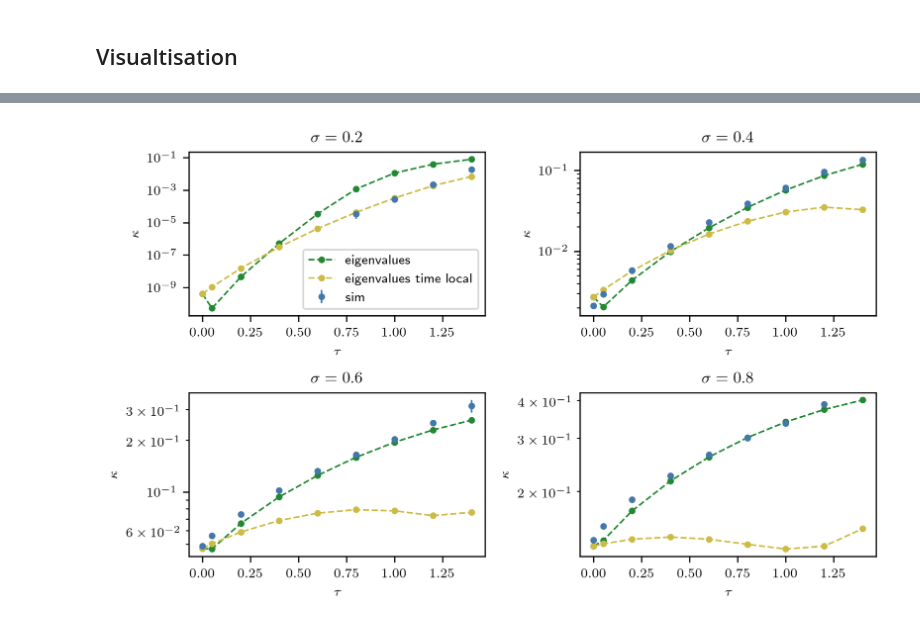
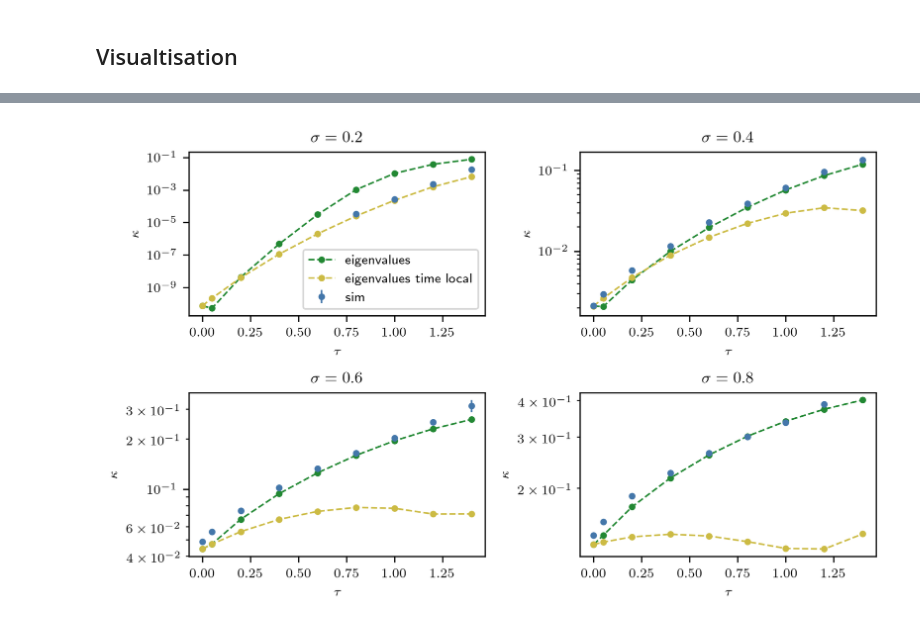
Before and after one commit to NilsToAn/overdampedDelayHarmonicOscillator, a Jupyter notebook: paper/cusp_rate.ipynb, the cells around one changed output, grey strips where cells are left out. Drawn from its saved outputs; the diff is of its cells as text; code cells hidden in the pictures.

Commit message:
fixed spatial discretisation for cusp

```diff
--- a/paper/cusp_rate.ipynb
+++ b/paper/cusp_rate.ipynb
@@ -200,7 +196,10 @@ def get_num_rate_sd(
             if absorbing:
                 num_sur = np.sum(hists, axis=1) / np.sum(hists[0])
             else:
-                num_sur = 2*(np.sum(hists[:, x_s < border], axis=1) / np.sum(hists, axis=1))-1
+                num_sur = (
+                    2 * (np.sum(hists[:, x_s < border], axis=1) / np.sum(hists, axis=1))
+                    - 1
+                )
 
             num_cond = (ts > rel_time) * (num_sur > 0.05)
             num_rates = -np.mean(np.diff(np.log(num_sur[num_cond])) / ldt)
@@ -239,7 +238,10 @@ def get_num_rate_tl(
             if absorbing:
                 num_sur = np.sum(hists, axis=1) / np.sum(hists[0])
             else:
-                num_sur = 2*(np.sum(hists[:, x_s < border], axis=1) / np.sum(hists, axis=1))-1
+                num_sur = (
+                    2 * (np.sum(hists[:, x_s < border], axis=1) / np.sum(hists, axis=1))
+                    - 1
+                )
 
             num_cond = (ts > rel_time) * (num_sur > 0.05)
             num_rates = -np.mean(np.diff(np.log(num_sur[num_cond])) / ldt)
@@ -277,7 +279,7 @@ def get_eig_rate_tl(s_s, ltaus, N_x, sbs, ntau):
     eig_rate = np.zeros((len(s_s), len(ltaus)), float)
 
     for j, s in enumerate(tqdm(s_s)):
-        D = s**2/2
+        D = s**2 / 2
         for i, ltau in enumerate(ltaus):
             ldt = ltau / ntau if ltau > 0 else ltaus[1] / ntau
 
@@ -289,7 +291,6 @@ def get_eig_rate_tl(s_s, ltaus, N_x, sbs, ntau):
             eval, evec = np.linalg.eig(prop)
             rate = -np.log(np.max(np.abs(np.real(eval)))) / ldt
 
-
             eig_rate[j, i] = rate
     return eig_rate
 # %%
@@ -299,15 +300,17 @@ both_num_rate_st = []
 both_num_rate_tl = []
 for absorbing in [False, True]:
     if absorbing:
-        N_x = int((border + sb) / dx)
+        N_x = int((border - dx / 2 + sb) / dx) + 1
         sbs = [-sb, border - dx / 2]
+        print(N_x, sbs)
 
-        N_x_tl = int((border + sb_tl) / dx_tl)
+        N_x_tl = int((border - dx_tl / 2 + sb_tl) / dx_tl) + 1
         sbs_tl = [-sb_tl, border - dx_tl / 2]
 
     else:
         N_x = int((2 * sb) / dx) + 1
         sbs = [-sb, sb]
+        print(N_x, sbs)
 
         N_x_tl = int((2 * sb_tl) / dx_tl) + 1
         sbs_tl = [-sb_tl, sb_tl]
@@ -543,23 +549,33 @@ plt.savefig(f"graphics/cusp_compare_rate_type.pdf")
 # %%
 # Eigen values
 fig, axs = plt.subplots(2, 2, figsize=(two_col, 2 * std_height))
 for j, ax in enumerate(axs.flatten()):
     i = 2 * j
     ax.set_title(f"$\sigma = {round(s_s[i], 2)}$")
-    ax.errorbar(ltaus, both_sim_rate[1][i, :, 0], both_sim_rate[1][i, :, 1], **sim_plt_set)
-    ax.plot(ltaus, eig_rate[i, :], marker = '.', ls="--", color=f"C2", label = "eigenvalues")
-    ax.plot(ltaus, eig_rate_tl[i, :], marker = '.', ls="--", color=f"C3", label = "eigenvalues time local")
-    #ax.plot(ltaus, num_rate_tl[i, :, 0], **cusp_til_plt_set)
-    ax.set_yscale('log')
-
+    ax.errorbar(
+        ltaus, both_sim_rate[1][i, :, 0], both_sim_rate[1][i, :, 1], **sim_plt_set
+    )
+    ax.plot(
+        ltaus, eig_rate[i, :], marker=".", ls="--", color=f"C2", label="eigenvalues"
+    )
+    ax.plot(
+        ltaus,
+        eig_rate_tl[i, :],
+        marker=".",
+        ls="--",
+        color=f"C3",
+        label="eigenvalues time local",
+    )
+    # ax.plot(ltaus, num_rate_tl[i, :, 0], **cusp_til_plt_set)
+    ax.set_yscale("log")
 
     ax.set_xlabel(r"$\tau$")
     if absorbing:
         ax.set_ylabel(r"$\kappa$")
     else:
         ax.set_ylabel(r"$2 \kappa$")
 axs[0, 0].legend()
 
 plt.tight_layout()
 # %% [output]
-[figure, old version]
+[figure, new version]
```
Also changed, not shown: parts of 8 cells of this notebook, 16 other files.
